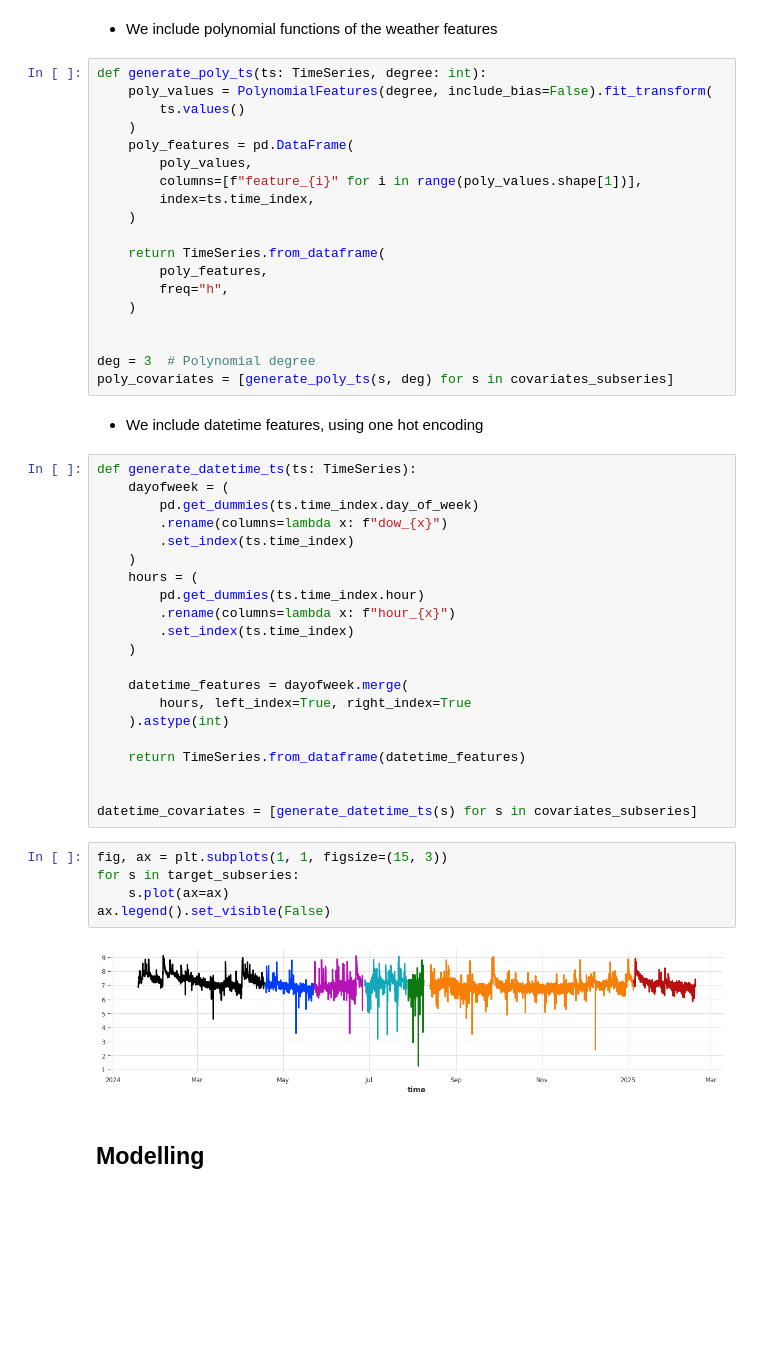
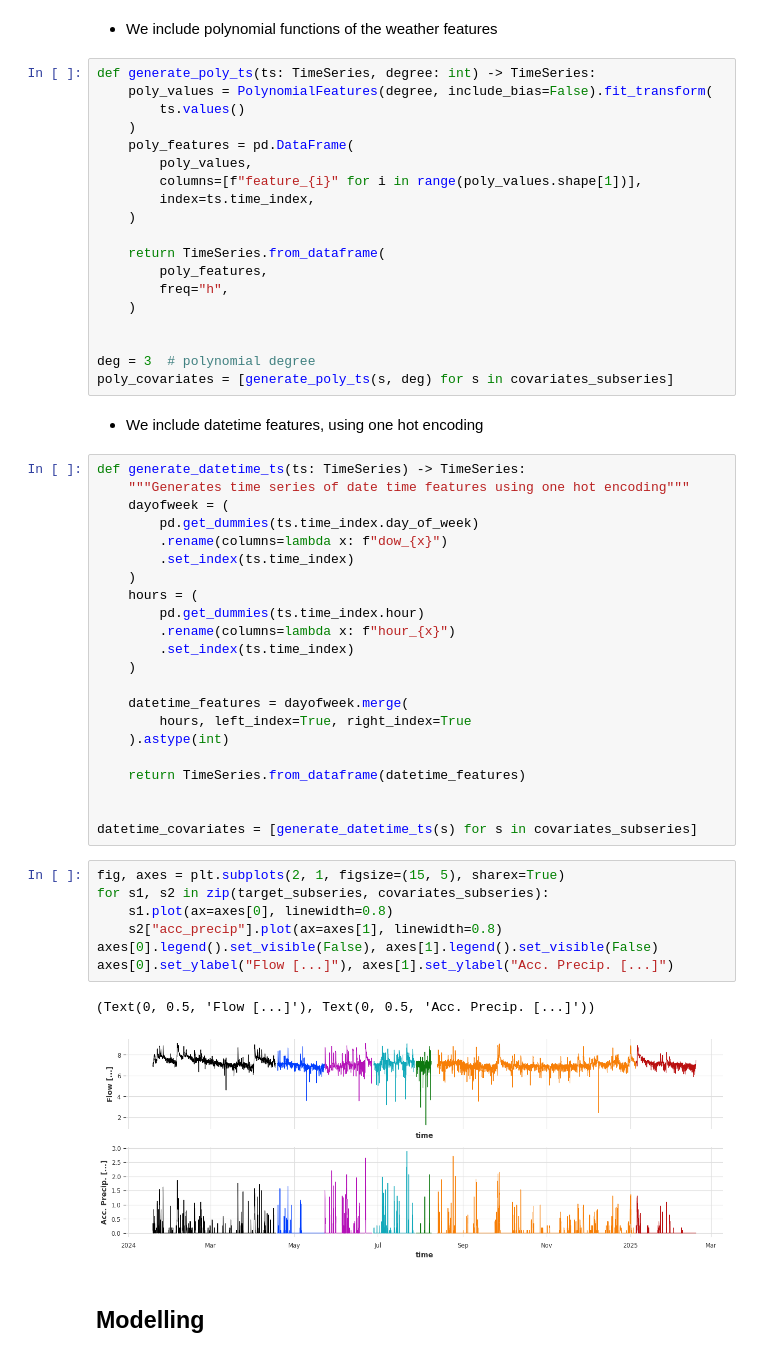
Before and after one commit to DHI/WaterBench-TimeSeries-WWTPINflow, a Jupyter notebook: code/example.ipynb, the cells around one changed output. Drawn from its saved outputs; the diff is of its cells as text; blank space fills up the shorter version.

```diff
--- a/code/example.ipynb
+++ b/code/example.ipynb
@@ -79,7 +80,7 @@ covariates_subseries = [s.drop_columns("flow") for s in subseries]
 # %% [markdown]
 - We include polynomial functions of the weather features
 # %%
-def generate_poly_ts(ts: TimeSeries, degree: int):
+def generate_poly_ts(ts: TimeSeries, degree: int) -> TimeSeries:
     poly_values = PolynomialFeatures(degree, include_bias=False).fit_transform(
         ts.values()
     )
@@ -95,12 +96,13 @@ def generate_poly_ts(ts: TimeSeries, degree: int):
     )
 
 
-deg = 3  # Polynomial degree
+deg = 3  # polynomial degree
 poly_covariates = [generate_poly_ts(s, deg) for s in covariates_subseries]
 # %% [markdown]
 - We include datetime features, using one hot encoding
 # %%
-def generate_datetime_ts(ts: TimeSeries):
+def generate_datetime_ts(ts: TimeSeries) -> TimeSeries:
+    """Generates time series of date time features using one hot encoding"""
     dayofweek = (
         pd.get_dummies(ts.time_index.day_of_week)
         .rename(columns=lambda x: f"dow_{x}")
@@ -120,12 +122,15 @@ def generate_datetime_ts(ts: TimeSeries):
 
 
 datetime_covariates = [generate_datetime_ts(s) for s in covariates_subseries]
-# %%
-fig, ax = plt.subplots(1, 1, figsize=(15, 3))
-for s in target_subseries:
-    s.plot(ax=ax)
-ax.legend().set_visible(False)
-# %% [output]
-[figure, removed]
+# %%
+fig, axes = plt.subplots(2, 1, figsize=(15, 5), sharex=True)
+for s1, s2 in zip(target_subseries, covariates_subseries):
+    s1.plot(ax=axes[0], linewidth=0.8)
+    s2["acc_precip"].plot(ax=axes[1], linewidth=0.8)
+axes[0].legend().set_visible(False), axes[1].legend().set_visible(False)
+axes[0].set_ylabel("Flow [...]"), axes[1].set_ylabel("Acc. Precip. [...]")
+# %% [output]
+(Text(0, 0.5, 'Flow [...]'), Text(0, 0.5, 'Acc. Precip. [...]'))
+[figure, added]
 # %% [markdown]
 ## Modelling
```
Also changed, not shown: parts of 15 cells of this notebook, 1 other file.
